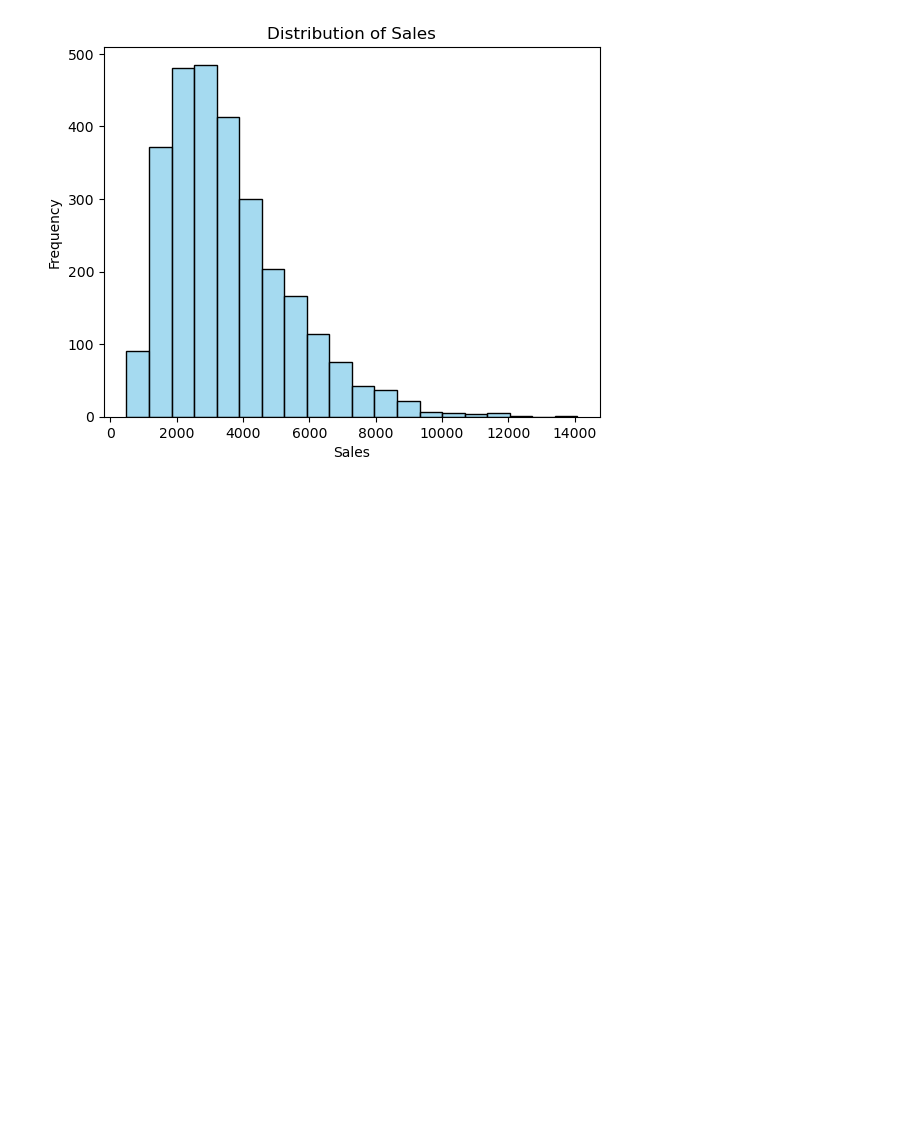
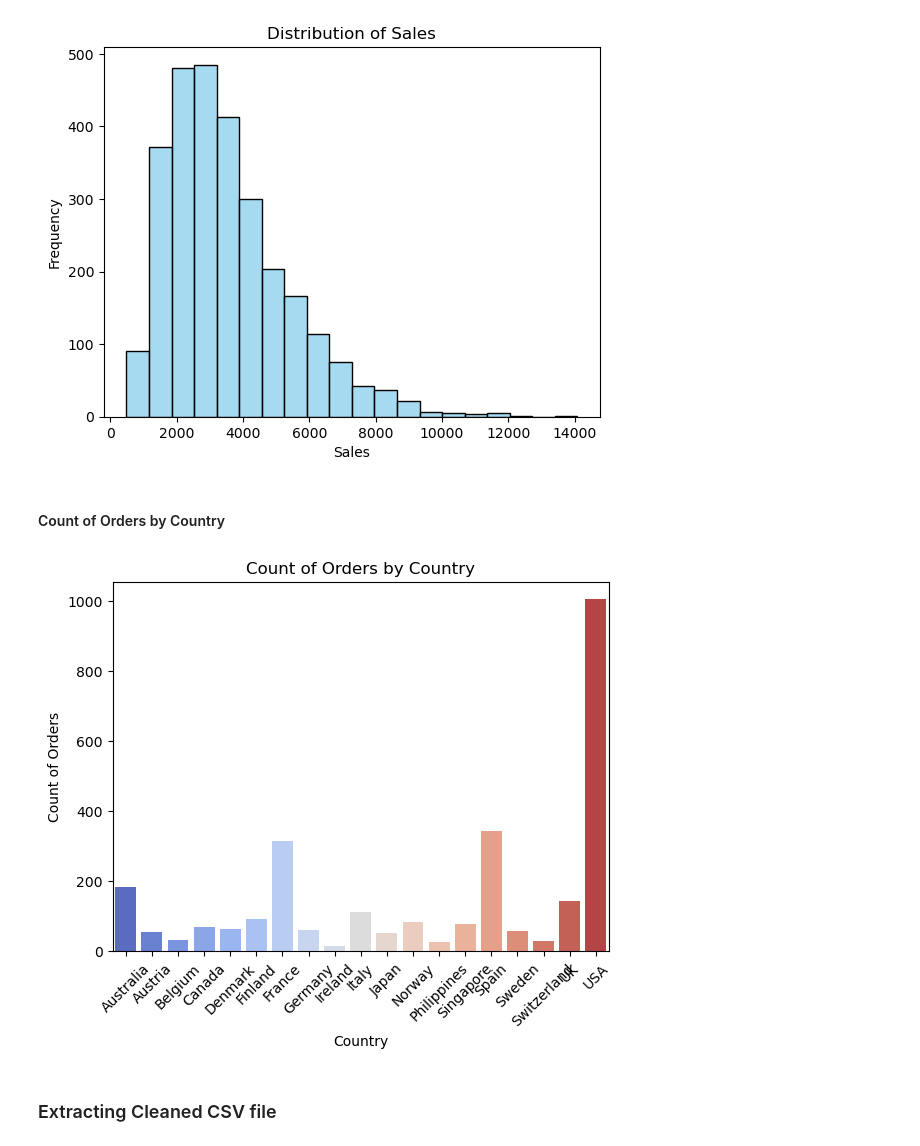
Before and after one commit to huseynaxmedov1999/Data-Loading-Cleaning-Sales-Data-, a Jupyter notebook: Data Cleaning(Sales Data).ipynb, the cells around one changed output. Drawn from its saved outputs; the diff is of its cells as text; code cells hidden in the pictures; blank space fills up the shorter version.

Commit message:
Extracting Data

```diff
--- a/Data Cleaning(Sales Data).ipynb
+++ b/Data Cleaning(Sales Data).ipynb
@@ -205,3 +209,17 @@ plt.title('Distribution of Sales')
 plt.show() #The histogram shows that the distribution of sales is right-skewed, with a long tail on the right side. This indicates that there are some orders with very high sales values that may be outliers. The majority of the sales values are concentrated towards the lower end of the distribution, suggesting that most orders have relatively low sales values.
 # %% [output]
 [figure]
+# %% [markdown]
+#### Count of Orders by Country
+# %%
+avg_sales_by_country = df.groupby('COUNTRY')['ORDERNUMBER'].count().reset_index()
+sns.barplot(x='COUNTRY', y='ORDERNUMBER', data=avg_sales_by_country,hue='COUNTRY', palette='coolwarm')
+plt.xlabel('Country')
+plt.ylabel('Count of Orders')
+plt.title('Count of Orders by Country')
+plt.xticks(rotation=45)
+plt.show() #The bar plot shows that there are significant differences in the count of orders across different countries. Some countries have much higher counts compared to others, which may indicate differences in market size, customer preferences, or other factors that could be further investigated to understand the reasons behind these differences in sales performance.
+# %% [output]
+[figure, added]
+# %% [markdown]
+### Extracting Cleaned CSV file
```
Also changed, not shown: parts of 3 cells of this notebook, 1 other file.
